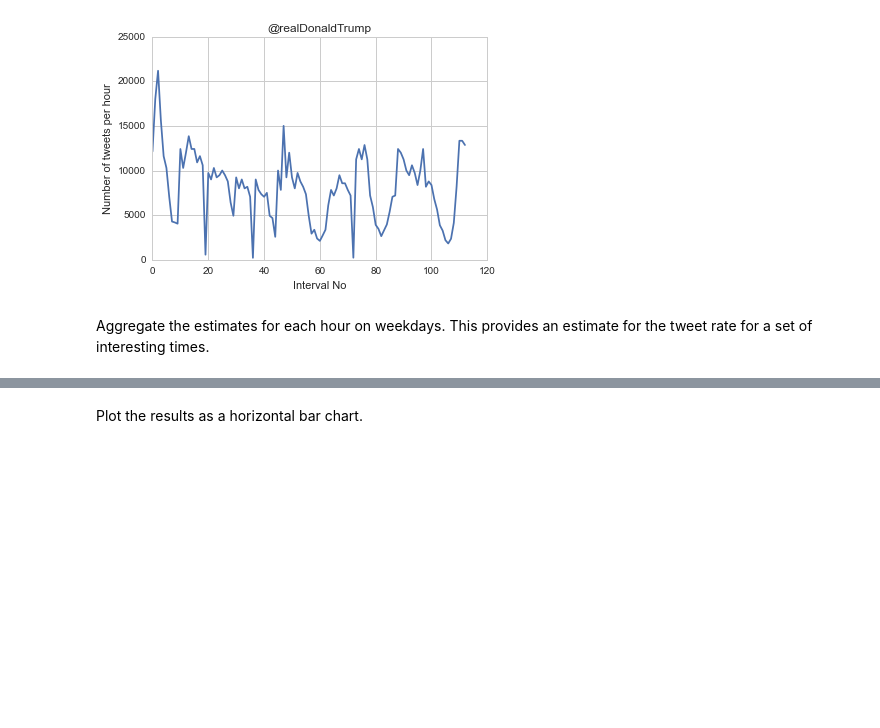
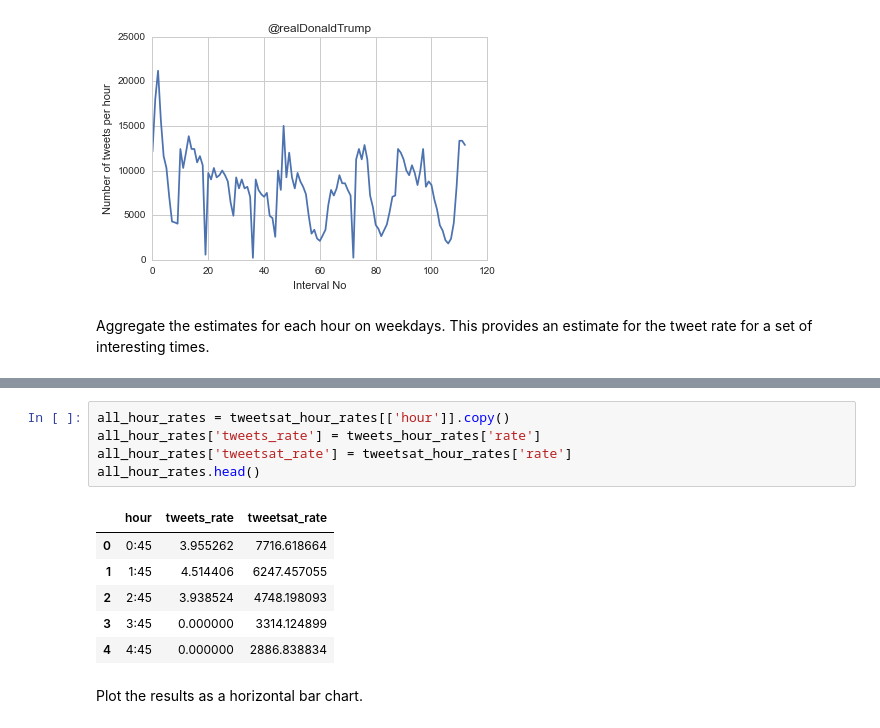
Before and after one commit to alanjschoen/kojak, a Jupyter notebook: Time Histogram.ipynb, the cells around one changed output, grey strips where cells are left out. Drawn from its saved outputs; the diff is of its cells as text; blank space fills up the shorter version.

```diff
--- a/Time Histogram.ipynb
+++ b/Time Histogram.ipynb
@@ -117,3 +128,15 @@ tweetsat_hour_rates.head()
+# %%
+all_hour_rates = tweetsat_hour_rates[['hour']].copy()
+all_hour_rates['tweets_rate'] = tweets_hour_rates['rate']
+all_hour_rates['tweetsat_rate'] = tweetsat_hour_rates['rate']
+all_hour_rates.head()
+# %% [output]
+|  | hour | tweets_rate | tweetsat_rate |
+| 0 | 0:45 | 3.955262 | 7716.618664 |
+| 1 | 1:45 | 4.514406 | 6247.457055 |
+| 2 | 2:45 | 3.938524 | 4748.198093 |
+| 3 | 3:45 | 0.000000 | 3314.124899 |
+| 4 | 4:45 | 0.000000 | 2886.838834 |
 # %% [markdown]
 Plot the results as a horizontal bar chart.
 # %%
```
Also changed, not shown: parts of 6 cells of this notebook.
